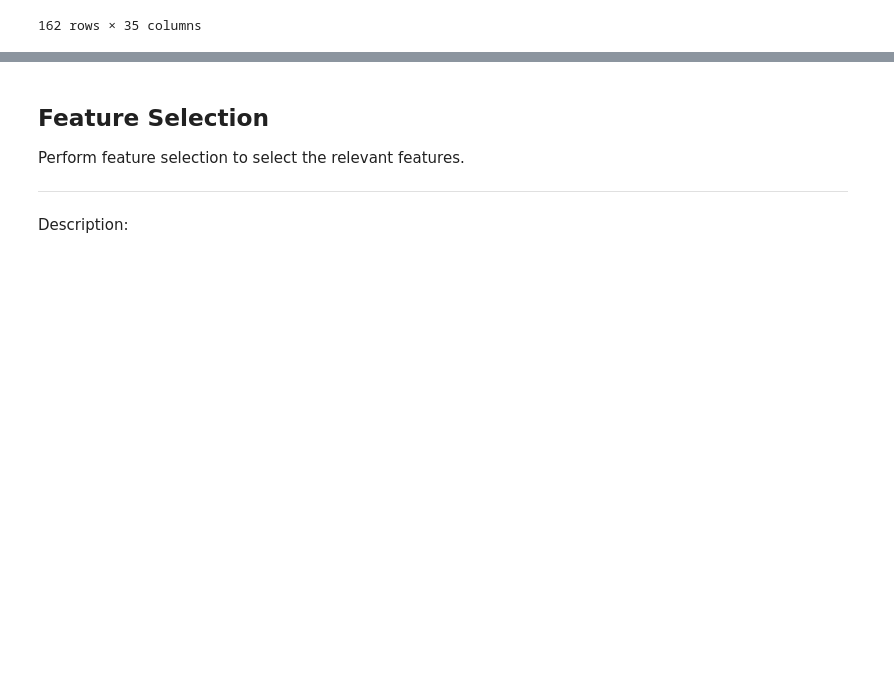
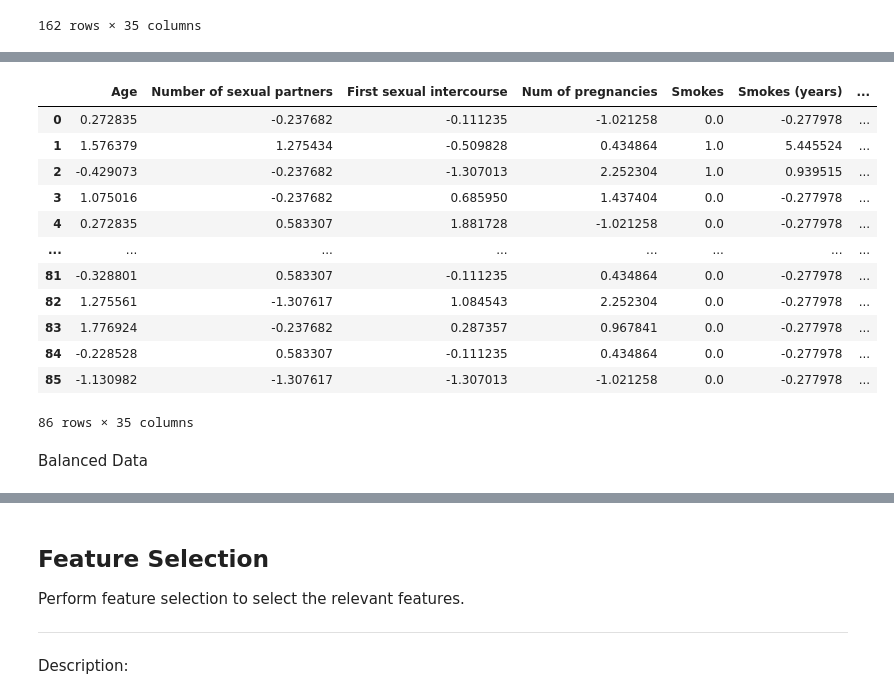
Before and after one commit to ahdeanlau/Cervical-Cancer-Diagnosis-Prediction-Model, a Jupyter notebook: Project Part 1.ipynb, the cells around one changed output, grey strips where cells are left out. Cells and saved outputs as stored; diff of their text form; code cells hidden in the pictures; blank space fills up the shorter version.

```diff
--- a/Project Part 1.ipynb
+++ b/Project Part 1.ipynb
@@ -1430,0 +1516,18 @@ X_test_norm_balanced
+# %%
+X_test_std
+# %% [output]
+|  | Age | Number of sexual partners | First sexual intercourse | Num of pregnancies | Smokes | Smokes (years) | ... |
+| 0 | 0.272835 | -0.237682 | -0.111235 | -1.021258 | 0.0 | -0.277978 | ... |
+| 1 | 1.576379 | 1.275434 | -0.509828 | 0.434864 | 1.0 | 5.445524 | ... |
+| 2 | -0.429073 | -0.237682 | -1.307013 | 2.252304 | 1.0 | 0.939515 | ... |
+| 3 | 1.075016 | -0.237682 | 0.685950 | 1.437404 | 0.0 | -0.277978 | ... |
+| 4 | 0.272835 | 0.583307 | 1.881728 | -1.021258 | 0.0 | -0.277978 | ... |
+| ... | ... | ... | ... | ... | ... | ... | ... |
+| 81 | -0.328801 | 0.583307 | -0.111235 | 0.434864 | 0.0 | -0.277978 | ... |
+| 82 | 1.275561 | -1.307617 | 1.084543 | 2.252304 | 0.0 | -0.277978 | ... |
+| 83 | 1.776924 | -0.237682 | 0.287357 | 0.967841 | 0.0 | -0.277978 | ... |
+| 84 | -0.228528 | 0.583307 | -0.111235 | 0.434864 | 0.0 | -0.277978 | ... |
+| 85 | -1.130982 | -1.307617 | -1.307013 | -1.021258 | 0.0 | -0.277978 | ... |
+86 rows × 35 columns
+# %% [markdown]
+Balanced Data
```
Also changed, not shown: parts of 14 cells of this notebook.
